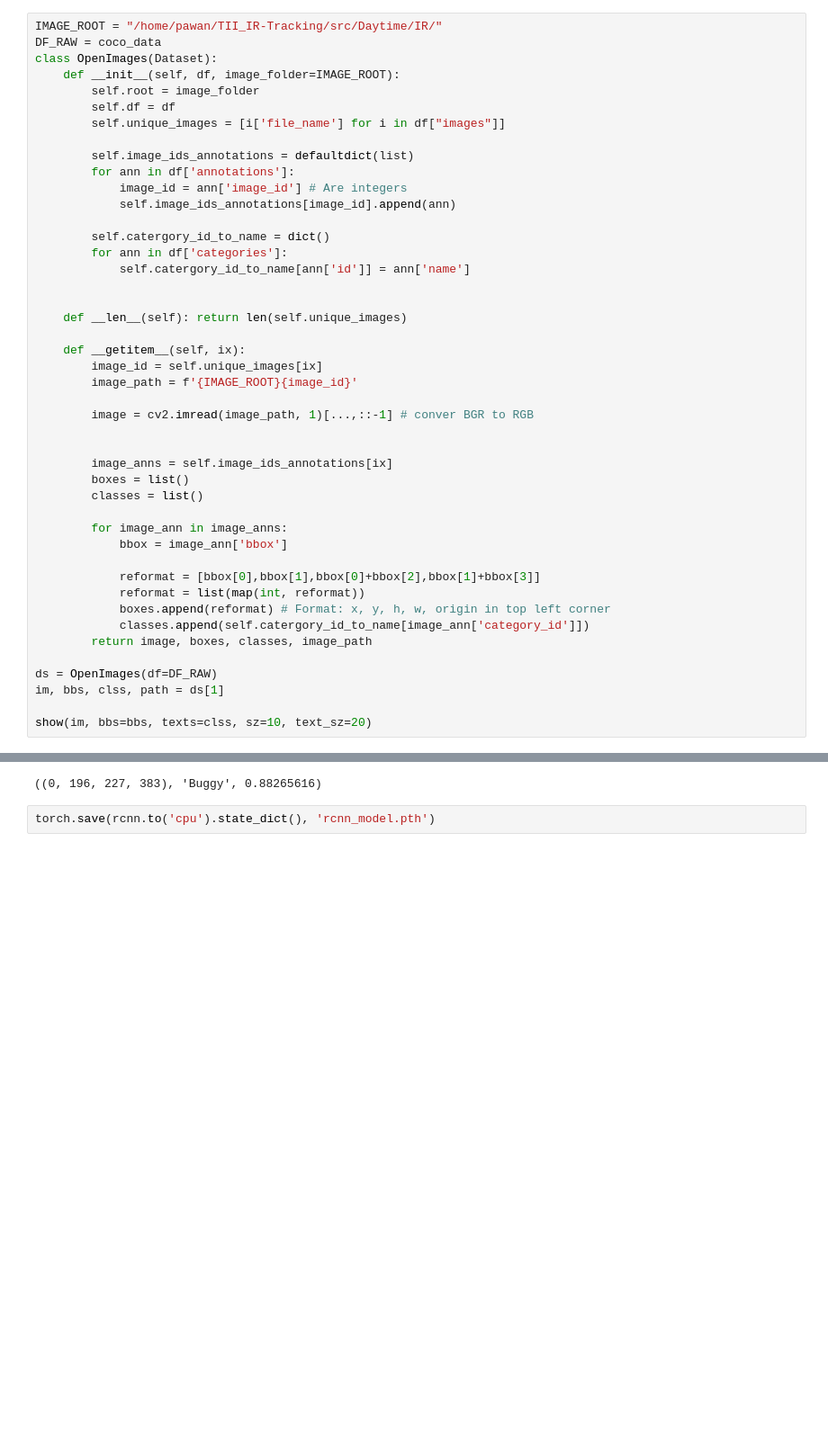
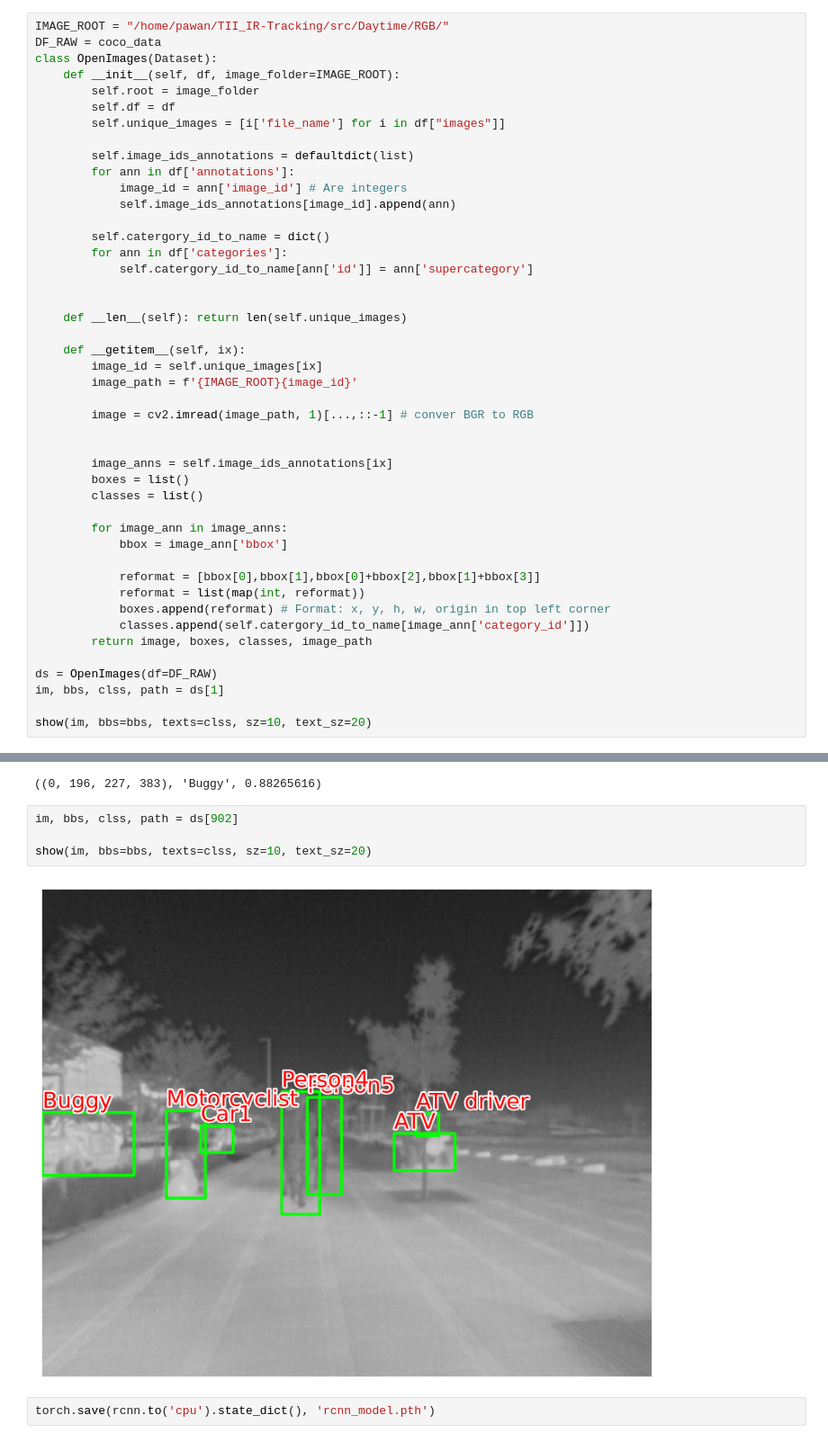
Before and after one commit to THeBest-png/IR-tracking-Challenge, a Jupyter notebook: RCNN/test.ipynb, the cells around one changed output, grey strips where cells are left out. Shown at 90% size. Cells and saved outputs as stored; diff of their text form; blank space fills up the shorter version.

```diff
--- a/test.ipynb
+++ b/RCNN/test.ipynb
@@ -80,7 +80,7 @@ def show_image(image_name,bbox, names):
     ax.imshow(img)
     plt.show()
 # %%
-IMAGE_ROOT = "/home/pawan/TII_IR-Tracking/src/Daytime/IR/"
+IMAGE_ROOT = "/home/pawan/TII_IR-Tracking/src/Daytime/RGB/"
 DF_RAW = coco_data
 class OpenImages(Dataset):
     def __init__(self, df, image_folder=IMAGE_ROOT):
@@ -95,7 +95,7 @@ class OpenImages(Dataset):
 
         self.catergory_id_to_name = dict()
         for ann in df['categories']:
-            self.catergory_id_to_name[ann['id']] = ann['name']
+            self.catergory_id_to_name[ann['id']] = ann['supercategory']
 
 
     def __len__(self): return len(self.unique_images)
@@ -464,6 +464,12 @@ test_predictions(fpath)
 /home/pawan/TII_IR-Tracking/src/Daytime/IR/image0902.png
 [figure]
 ((0, 196, 227, 383), 'Buggy', 0.88265616)
+# %%
+im, bbs, clss, path = ds[902]
+
+show(im, bbs=bbs, texts=clss, sz=10, text_sz=20)
+# %% [output]
+[figure, added]
 # %%
 torch.save(rcnn.to('cpu').state_dict(), 'rcnn_model.pth')
 # %% [output]
```
Also changed, not shown: parts of 2 cells of this notebook, 1 other file.
